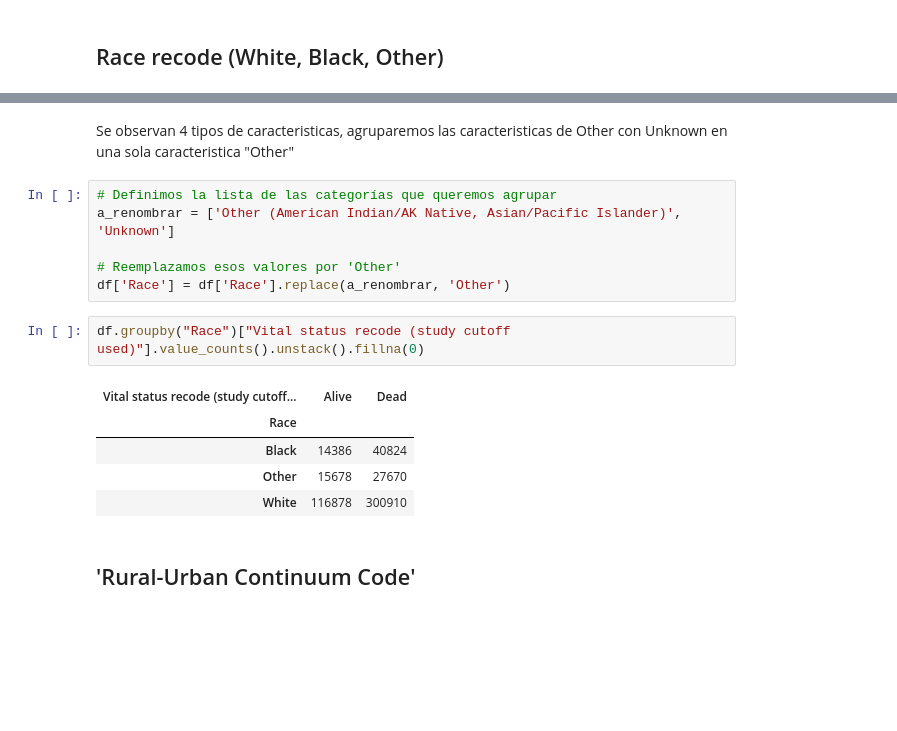
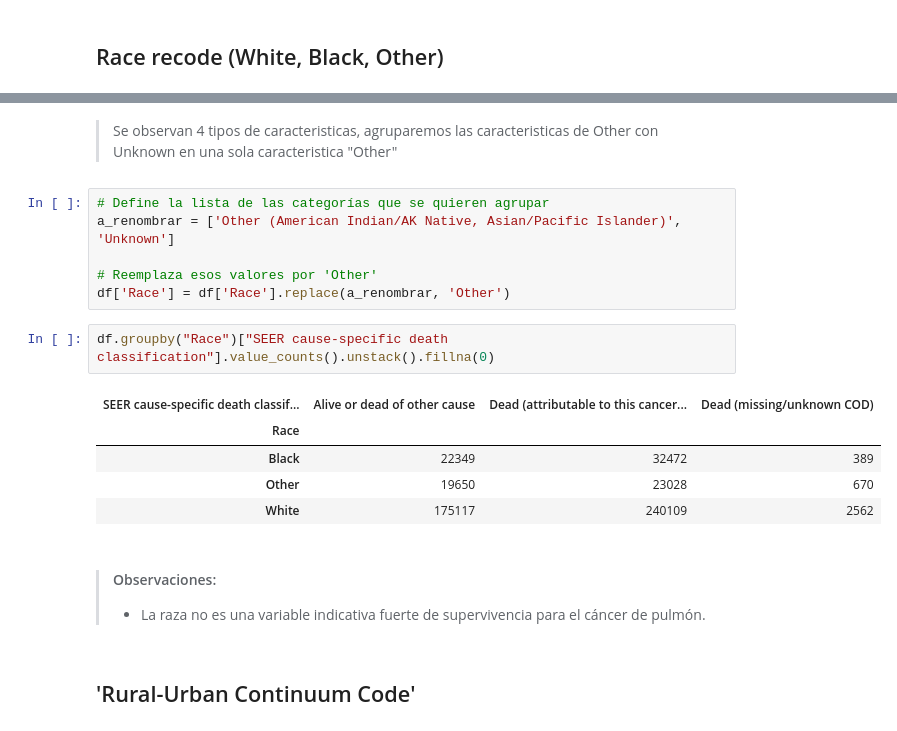
Before and after one commit to carlos-villa-restrepo/lung-cancer-prediction-xgboost, a Jupyter notebook: notebooks/betania_EDA_3.ipynb, the cells around one changed output, grey strips where cells are left out. Saved outputs shown, nothing was run; the diff lists cells and outputs as text; blank space fills up the shorter version.

```diff
--- a/notebooks/betania_EDA_3.ipynb
+++ b/notebooks/betania_EDA_3.ipynb
@@ -267,19 +276,23 @@ Name: count, dtype: int64
 # %% [markdown]
-Se observan 4 tipos de caracteristicas, agruparemos  las caracteristicas de Other con Unknown en una sola caracteristica "Other"
+> Se observan 4 tipos de caracteristicas, agruparemos  las caracteristicas de Other con Unknown en una sola caracteristica "Other"
 # %%
-# Definimos la lista de las categorías que queremos agrupar
+# Define la lista de las categorías que se quieren agrupar
 a_renombrar = ['Other (American Indian/AK Native, Asian/Pacific Islander)', 'Unknown']
 
-# Reemplazamos esos valores por 'Other'
+# Reemplaza esos valores por 'Other'
 df['Race'] = df['Race'].replace(a_renombrar, 'Other')
 # %%
-df.groupby("Race")["Vital status recode (study cutoff used)"].value_counts().unstack().fillna(0)
+df.groupby("Race")["SEER cause-specific death classification"].value_counts().unstack().fillna(0)
 # %% [output]
-| Vital status recode (study cutoff... | Alive | Dead |
-| Race |  |  |
-| Black | 14386 | 40824 |
-| Other | 15678 | 27670 |
-| White | 116878 | 300910 |
+| SEER cause-specific death classif... | Alive or dead of other cause | Dead (attributable to this cancer... | Dead (missing/unknown COD) |
+| Race |  |  |  |
+| Black | 22349 | 32472 | 389 |
+| Other | 19650 | 23028 | 670 |
+| White | 175117 | 240109 | 2562 |
+# %% [markdown]
+> #### Observaciones:
+>
+> - La raza no es una variable indicativa fuerte de supervivencia para el cáncer de pulmón.
 # %% [markdown]
 ## 'Rural-Urban Continuum Code'
 # %%
```
Also changed, not shown: parts of 35 cells of this notebook.
